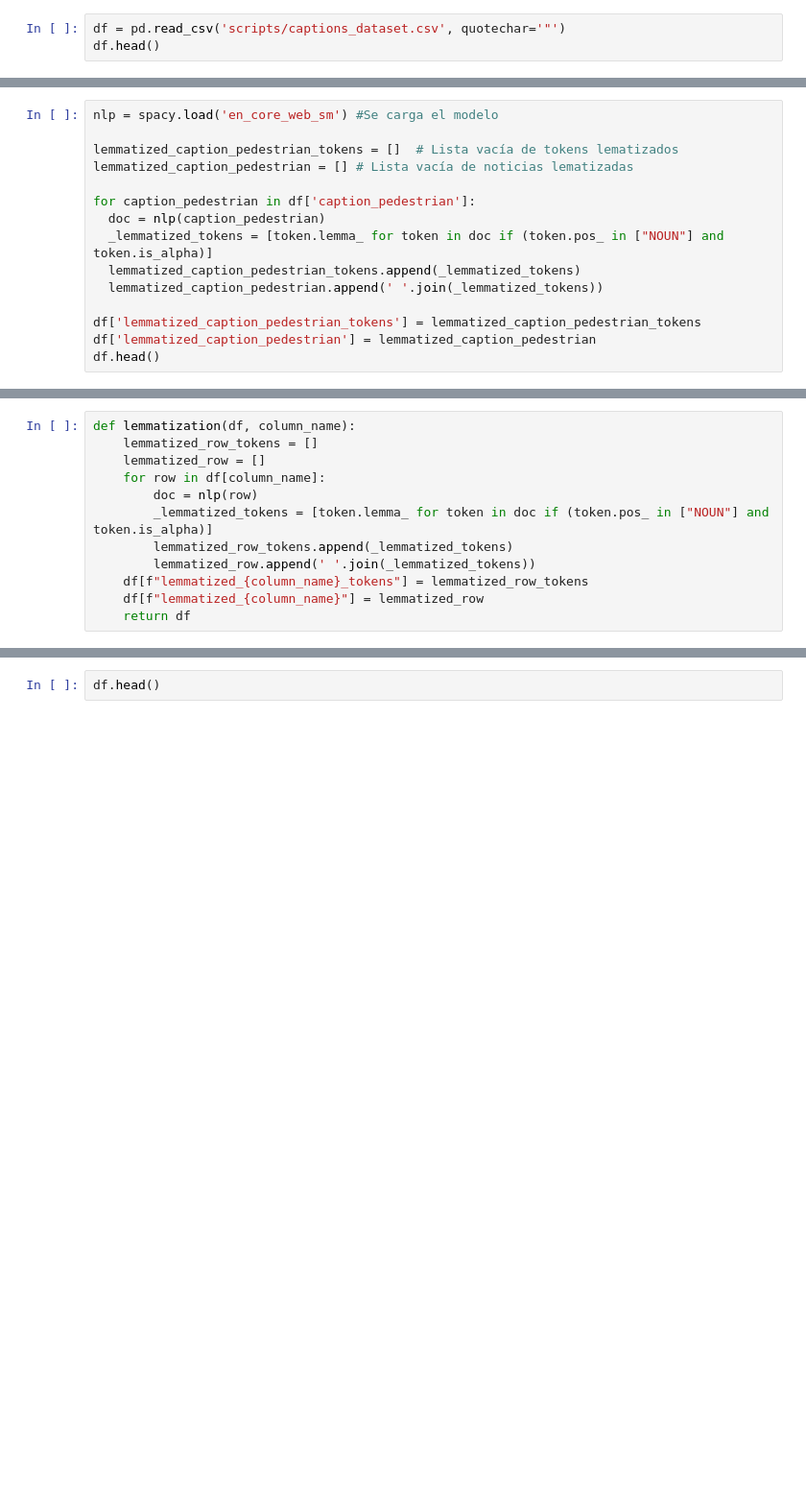
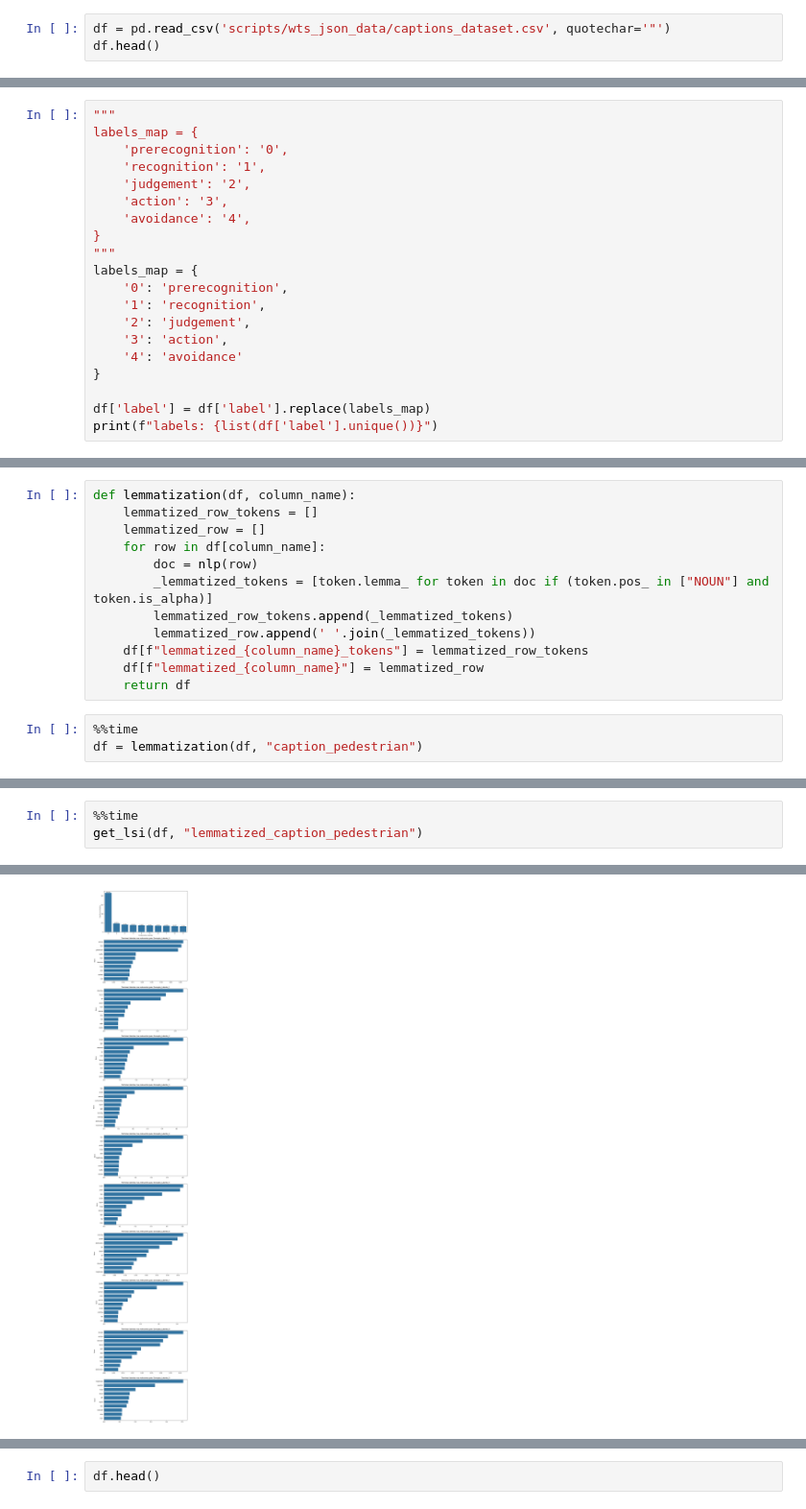
Before and after one commit to marcelarosalesj/mna_proyecto_integrador_equipo13, a Jupyter notebook: ModeladoDeTopicos.ipynb, the cells around one changed output, grey strips where cells are left out. Shown at 96% size. Saved outputs shown, nothing was run; the diff lists cells and outputs as text; blank space fills up the shorter version.

```diff
--- a/ModeladoDeTopicos.ipynb
+++ b/ModeladoDeTopicos.ipynb
@@ -21,7 +21,7 @@ Collecting en-core-web-sm==3.8.0
 ✔ Download and installation successful
 You can now load the package via spacy.load('en_core_web_sm')
 # %%
-df = pd.read_csv('scripts/captions_dataset.csv', quotechar='"')
+df = pd.read_csv('scripts/wts_json_data/captions_dataset.csv', quotechar='"')
 df.head()
 # %% [output]
 |  | id | video_name | fps | label | caption_pedestrian | caption_vehicle | start_time | end_time |
@@ -39,17 +48,2 @@ Columnas: ['id', 'video_name', 'fps', 'label', 'caption_pedestrian', 'caption_ve
 # %% [markdown]
 ## limpieza de datos
-# %%
-nlp = spacy.load('en_core_web_sm') #Se carga el modelo
-
-lemmatized_caption_pedestrian_tokens = []  # Lista vacía de tokens lematizados
-lemmatized_caption_pedestrian = [] # Lista vacía de noticias lematizadas
-
-for caption_pedestrian in df['caption_pedestrian']:
-  doc = nlp(caption_pedestrian)
-  _lemmatized_tokens = [token.lemma_ for token in doc if (token.pos_ in ["NOUN"] and token.is_alpha)]
-  lemmatized_caption_pedestrian_tokens.append(_lemmatized_tokens)
-  lemmatized_caption_pedestrian.append(' '.join(_lemmatized_tokens))
-
-df['lemmatized_caption_pedestrian_tokens'] = lemmatized_caption_pedestrian_tokens
-df['lemmatized_caption_pedestrian'] = lemmatized_caption_pedestrian
-df.head()
@@ -62,0 +54,20 @@ df.head()
+# %%
+"""
+labels_map = {
+    'prerecognition': '0',
+    'recognition': '1',
+    'judgement': '2',
+    'action': '3',
+    'avoidance': '4',
+}
+"""
+labels_map = {
+    '0': 'prerecognition',
+    '1': 'recognition',
+    '2': 'judgement',
+    '3': 'action',
+    '4': 'avoidance'
+}
+
+df['label'] = df['label'].replace(labels_map)
+print(f"labels: {list(df['label'].unique())}")
@@ -72,3 +87,6 @@ def lemmatization(df, column_name):
     df[f"lemmatized_{column_name}_tokens"] = lemmatized_row_tokens
     df[f"lemmatized_{column_name}"] = lemmatized_row
     return df
+# %%
+%%time
+df = lemmatization(df, "caption_pedestrian")
@@ -74,0 +175,4 @@ def lemmatization(df, column_name):
+# %%
+%%time
+get_lsi(df, "lemmatized_caption_pedestrian")
+# %% [output]
@@ -74,0 +182 @@ def lemmatization(df, column_name):
+[figure, added]
```
Also changed, not shown: parts of 32 cells of this notebook.
